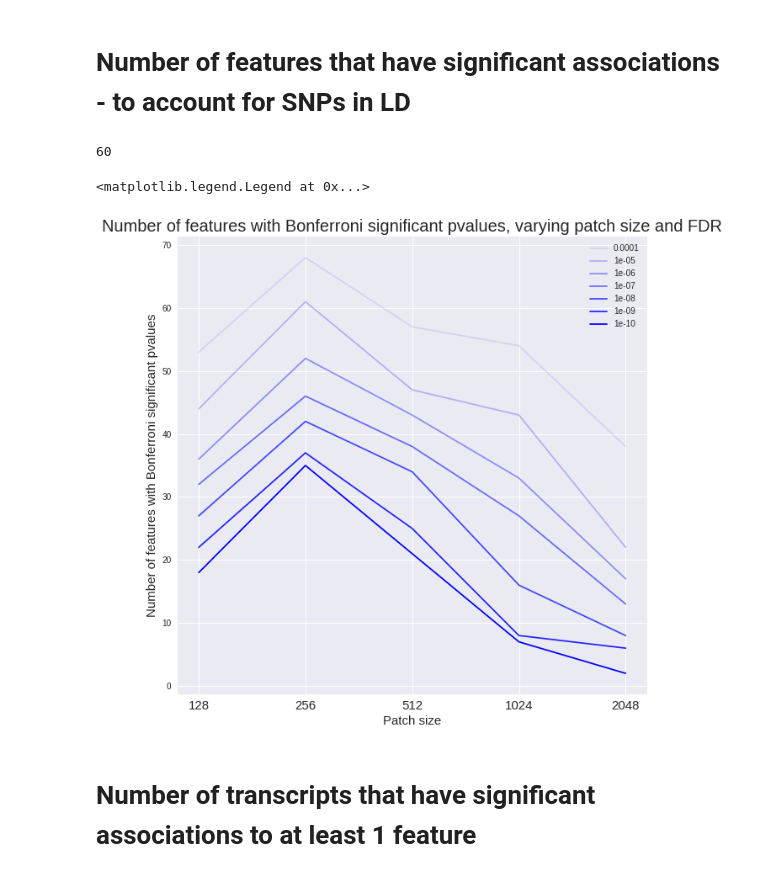
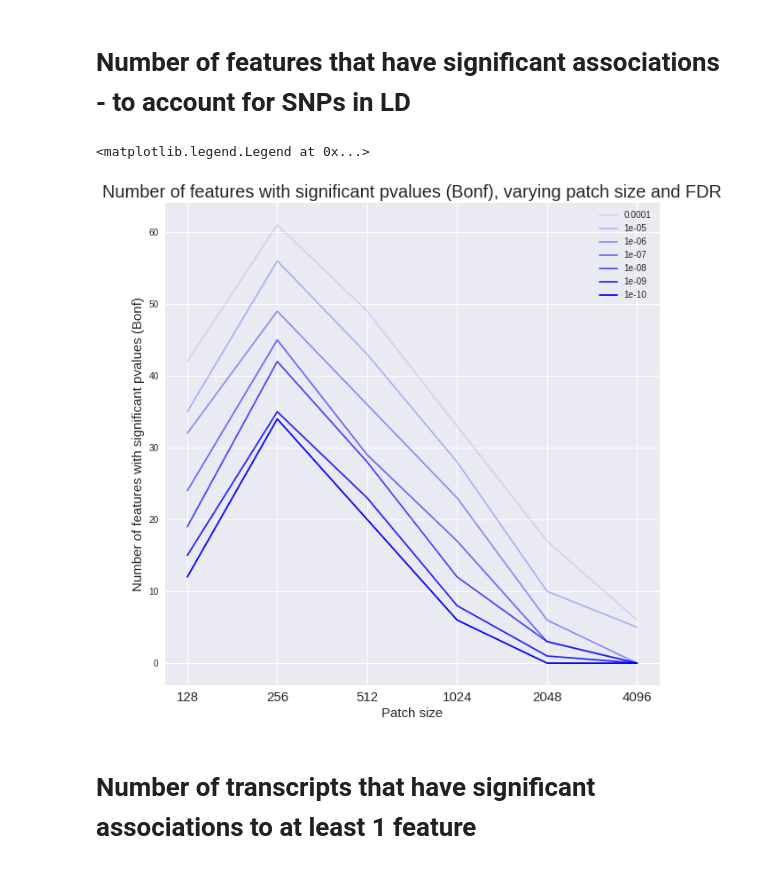
Before and after one commit to willgdjones/GTEx, a Jupyter notebook: notebooks/daily/17-05-11-number-of-signifiant-associations-across-different-patch-sizes.ipynb, the cells around one changed output. Drawn from its saved outputs; the diff is of its cells as text; code cells hidden in the pictures.

```diff
--- a/notebooks/daily/17-05-11-number-of-signifiant-associations-across-different-patch-sizes.ipynb
+++ b/notebooks/daily/17-05-11-number-of-signifiant-associations-across-different-patch-sizes.ipynb
@@ -140,22 +171,0 @@ plt.legend()
-# %%
-
-plt.figure(figsize=(10,10))
-plt.title("Number of Bonferroni significant pvalues, varying patch size and FDR",size=20)
-
-plt.xticks(range(len(alphas)),alphas,size=15)
-plt.xlabel('FDR',size=15)
-plt.ylabel('Number of Bonferroni significant pvalues',size=15)
-for a in aggregations[0:1]:
-    for (k,s) in enumerate(sizes):
-        if a == 'mean':
-            c = 'red'
-        else:
-            c = 'blue'
-
-        assoc_key = '{}_{}_{}'.format(a,s,'R')
-        print (assoc_key)
-        associations = results[assoc_key]
-
-        points = [sum(smm.multipletests(associations.flatten(),method='bonferroni',alpha=a)[0]) for a in alphas]
-        plt.plot(points, c=c,label=s,alpha=0.1 + 0.15*k)
-plt.legend()
@@ -185,11 +187,11 @@ for a in aggregations:
         else:
             c = 'blue'
 
-        assoc_key = '{}_{}_{}'.format(a,s,'R')
+        assoc_key = '{}_{}_{}'.format(a,s,'pvalues')
         print (assoc_key)
         associations = results[assoc_key]
 
         points = [sum(smm.multipletests(associations.flatten(),method='bonferroni',alpha=a)[0]) for a in alphas]
-        plt.plot(points, c=c,label=s,alpha=0.2 + 0.2*k)
+        plt.plot(points, c=c,label=s,alpha=0.1 + 0.15*k)
 plt.legend()
 # %% [output]
@@ -214,29 +214,20 @@ aggregations = ['mean','median']
-# %%
-a = 'mean'
-s = 128
-pvalues = results['{}_{}_{}'.format(a,s,'R')]
-sum(np.sum(smm.multipletests(pvalues.flatten(),method='bonferroni',alpha=0.001)[0].reshape(pvalues.shape),axis=1) > 0)
-# %% [output]
-60
-# %%
-s = None
 # %%
 alphas = [0.0001,0.00001,0.000001,0.0000001,0.00000001,0.000000001,0.0000000001]
-sizes = [128,256,512,1024,2048]
+sizes = [128,256,512,1024,2048,4096]
 aggregations = ['mean','median']
 plt.figure(figsize=(10,10))
-plt.title("Number of features with Bonferroni significant pvalues, varying patch size and FDR", size=20)
+plt.title("Number of features with significant pvalues (Bonf), varying patch size and FDR", size=20)
 plt.xticks(range(len(alphas)),sizes,size=15)
 plt.xlabel('Patch size',size=15)
-plt.ylabel('Number of features with Bonferroni significant pvalues',size=15)
+plt.ylabel('Number of features with significant pvalues (Bonf)',size=15)
 for a in aggregations[0:1]:
     for (k, alph) in enumerate(alphas):
-        points = [sum(np.sum(smm.multipletests(results['{}_{}_{}'.format(a,s,'R')].flatten(),method='bonferroni',alpha=alph)[0].reshape(results['{}_{}_{}'.format(a,s,'R')].shape),axis=1) > 0) for s in sizes]
+        points = [sum(np.sum(smm.multipletests(results['{}_{}_{}'.format(a,s,'pvalues')].flatten(),method='bonferroni',alpha=alph)[0].reshape(results['{}_{}_{}'.format(a,s,'R')].shape),axis=1) > 0) for s in sizes]
         plt.plot(points, c='blue',label=alph, alpha=0.1+0.15*k)
 plt.legend()
 # %% [output]
 <matplotlib.legend.Legend at 0x...>
-[figure, old version]
+[figure, new version]
 # %% [markdown]
 # Number of transcripts that have significant associations to at least 1 feature
 # %%
```
Also changed, not shown: parts of 16 cells of this notebook, 20 other files.
